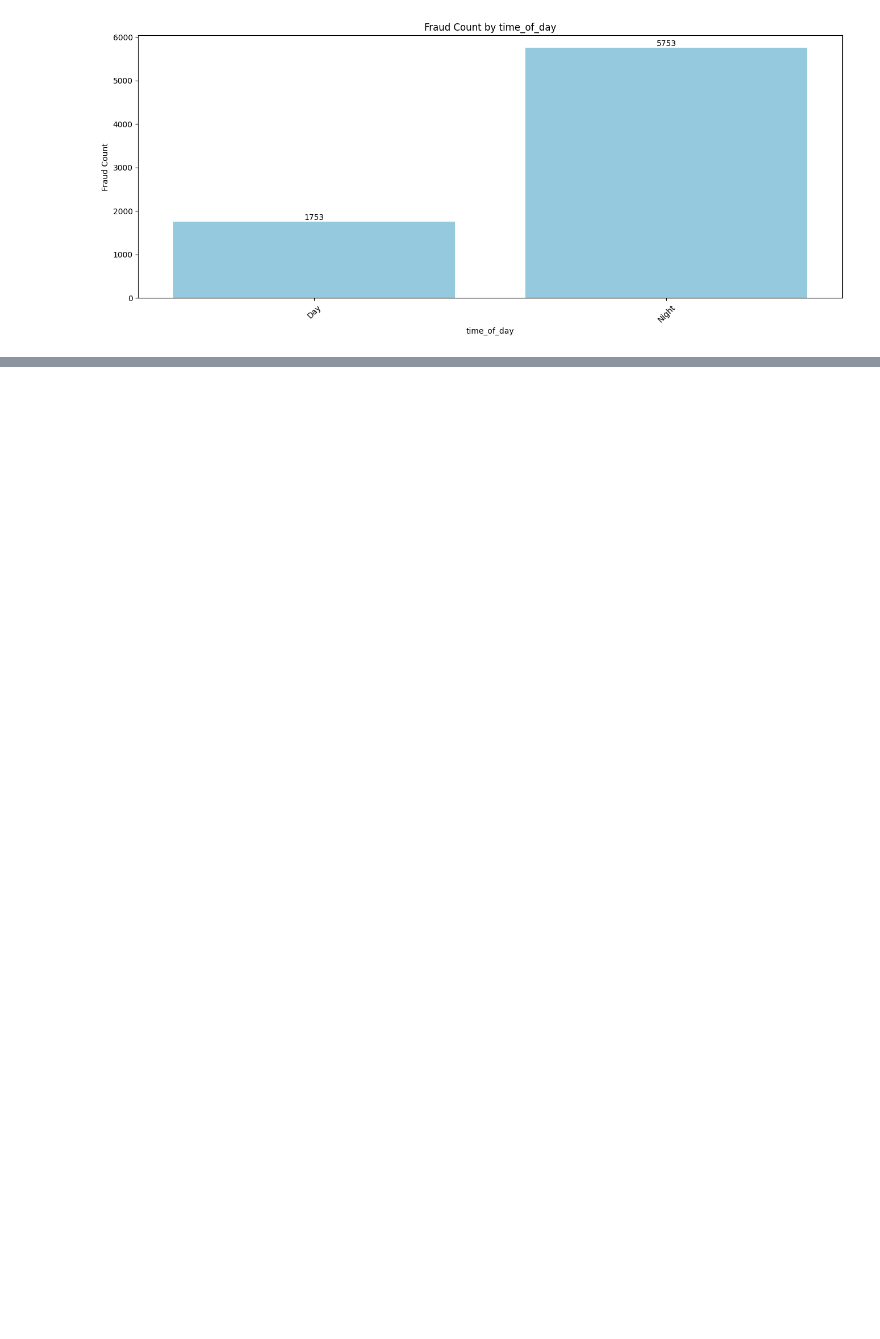
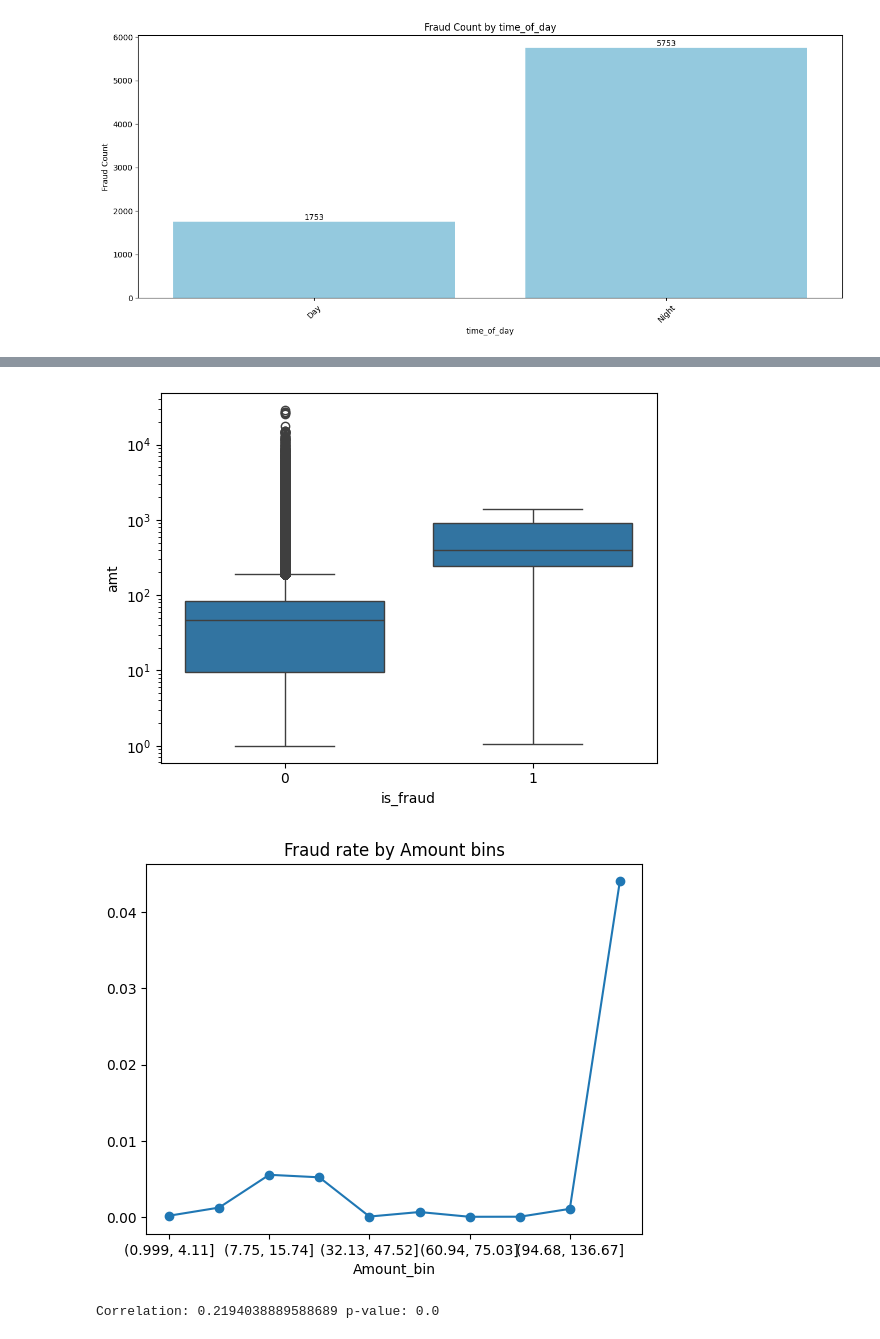
Before and after one commit to AubLambert/FraudDetection, a Jupyter notebook: Fraud_Detection.ipynb, the cells around one changed output, grey strips where cells are left out. Saved outputs shown, nothing was run; the diff lists cells and outputs as text; code cells hidden in the pictures; blank space fills up the shorter version.

```diff
--- a/Fraud_Detection.ipynb
+++ b/Fraud_Detection.ipynb
@@ -563 +553,20 @@ dtype: int64
+# %%
+# Boxplot (log scale để thấy rõ)
+sns.boxplot(x="is_fraud", y="amt", data=df)
+plt.yscale("log")
+plt.show()
+
+# Fraud rate theo bins (quantiles)
+df["Amount_bin"] = pd.qcut(df["amt"], q=10)
+fraud_rate = df.groupby("Amount_bin")["is_fraud"].mean()
+fraud_rate.plot(kind="line", marker="o", title="Fraud rate by Amount bins")
+plt.show()
+
+# Point-biserial correlation
+corr, pval = pointbiserialr(df["amt"], df["is_fraud"])
+print("Correlation:", corr, "p-value:", pval)
+# %% [output]
+[figure, added]
+[figure, added]
+Correlation: 0.2194038889588689 p-value: 0.0
 # %% [markdown]
```
Also changed, not shown: parts of 19 cells of this notebook.
